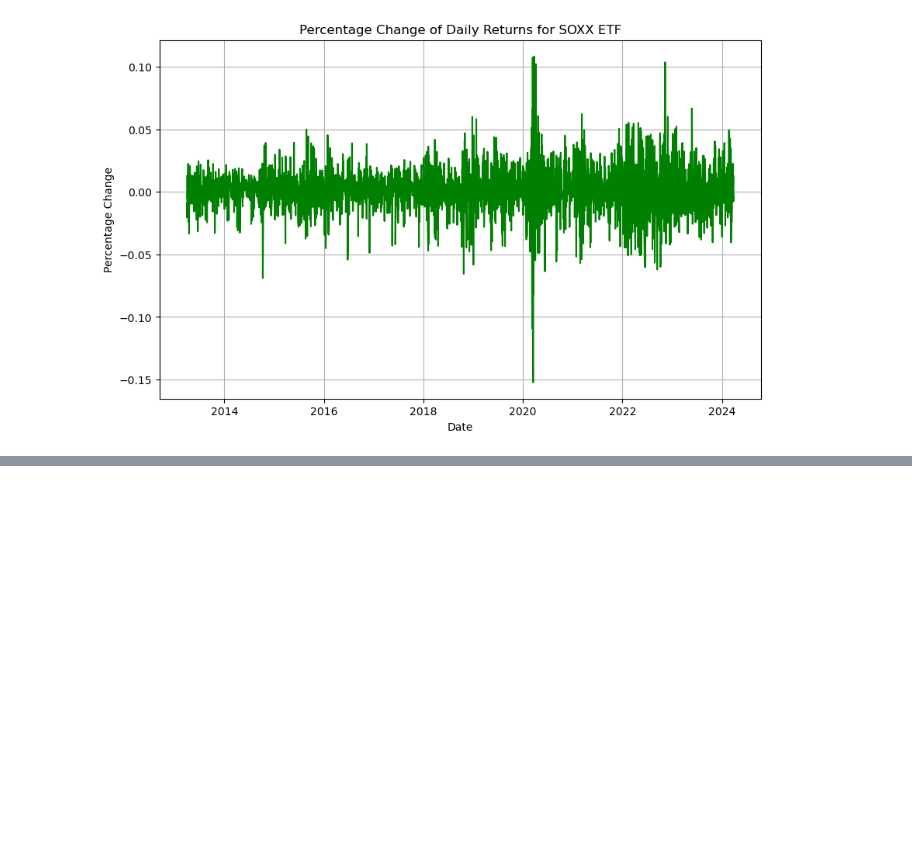
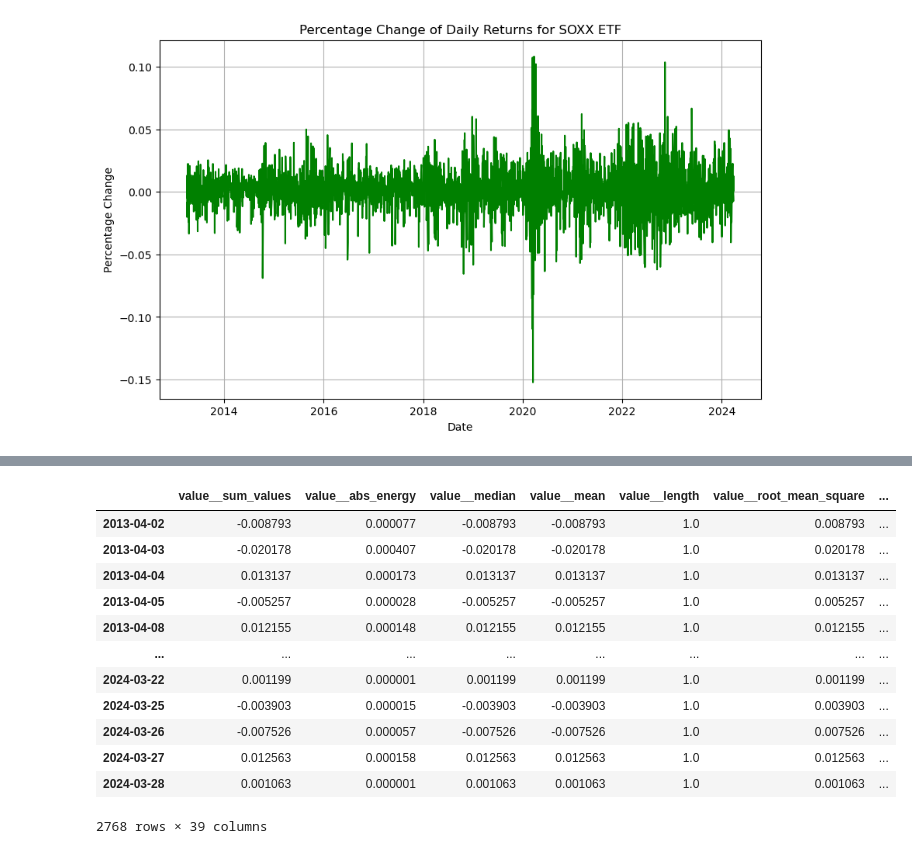
Before and after one commit to SAG-GithubApprentice/Project_2, a Jupyter notebook: Prophet_Predictions/SOXX_Prediction.ipynb, the cells around one changed output, grey strips where cells are left out. Saved outputs shown, nothing was run; the diff lists cells and outputs as text; code cells hidden in the pictures; blank space fills up the shorter version.

```diff
--- a/Prophet_Predictions/SOXX_Prediction.ipynb
+++ b/Prophet_Predictions/SOXX_Prediction.ipynb
@@ -293,0 +427,12 @@ extracted_features.describe()
+# %%
+# pd.concat[]
+
+# final_df= pd.concat([extracted_features_df, df['value'])
+
+# final_df= pd.concat([relevant_features_cleaned, daily_returns_nvda['value'].reset_index()], axis = 1)
+
+final_df = relevant_features_cleaned
+
+final_df['Returns'] = daily_returns_soxx['value'].values
+
+final_df.head()
@@ -293,0 +446,18 @@ extracted_features.describe()
+# %%
+final_df['Returns'] = final_df['Returns'].shift(-1)
+
+final_df
+# %% [output]
+|  | value__sum_values | value__abs_energy | value__median | value__mean | value__length | value__root_mean_square | ... |
+| 2013-04-02 | -0.008793 | 0.000077 | -0.008793 | -0.008793 | 1.0 | 0.008793 | ... |
+| 2013-04-03 | -0.020178 | 0.000407 | -0.020178 | -0.020178 | 1.0 | 0.020178 | ... |
+| 2013-04-04 | 0.013137 | 0.000173 | 0.013137 | 0.013137 | 1.0 | 0.013137 | ... |
+| 2013-04-05 | -0.005257 | 0.000028 | -0.005257 | -0.005257 | 1.0 | 0.005257 | ... |
+| 2013-04-08 | 0.012155 | 0.000148 | 0.012155 | 0.012155 | 1.0 | 0.012155 | ... |
+| ... | ... | ... | ... | ... | ... | ... | ... |
+| 2024-03-22 | 0.001199 | 0.000001 | 0.001199 | 0.001199 | 1.0 | 0.001199 | ... |
+| 2024-03-25 | -0.003903 | 0.000015 | -0.003903 | -0.003903 | 1.0 | 0.003903 | ... |
+| 2024-03-26 | -0.007526 | 0.000057 | -0.007526 | -0.007526 | 1.0 | 0.007526 | ... |
+| 2024-03-27 | 0.012563 | 0.000158 | 0.012563 | 0.012563 | 1.0 | 0.012563 | ... |
+| 2024-03-28 | 0.001063 | 0.000001 | 0.001063 | 0.001063 | 1.0 | 0.001063 | ... |
+2768 rows × 39 columns
```
Also changed, not shown: parts of 34 cells of this notebook.
